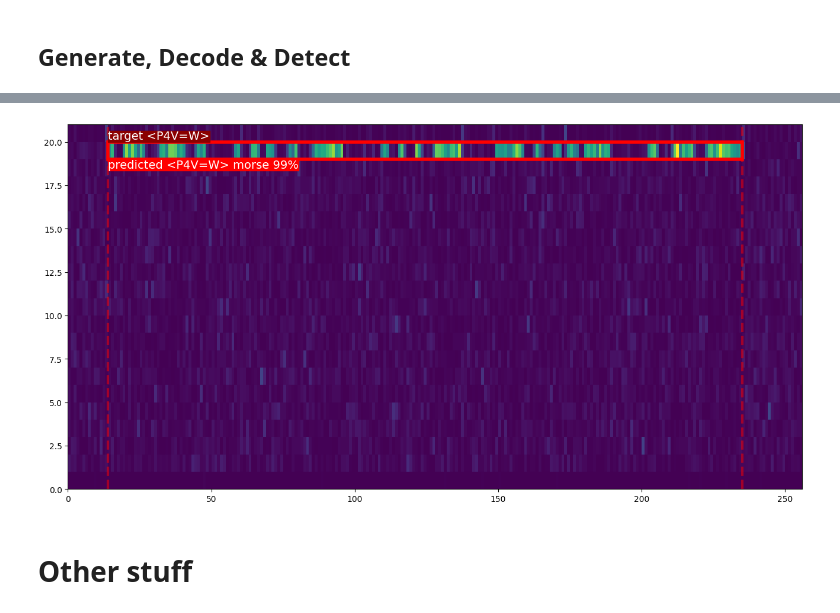
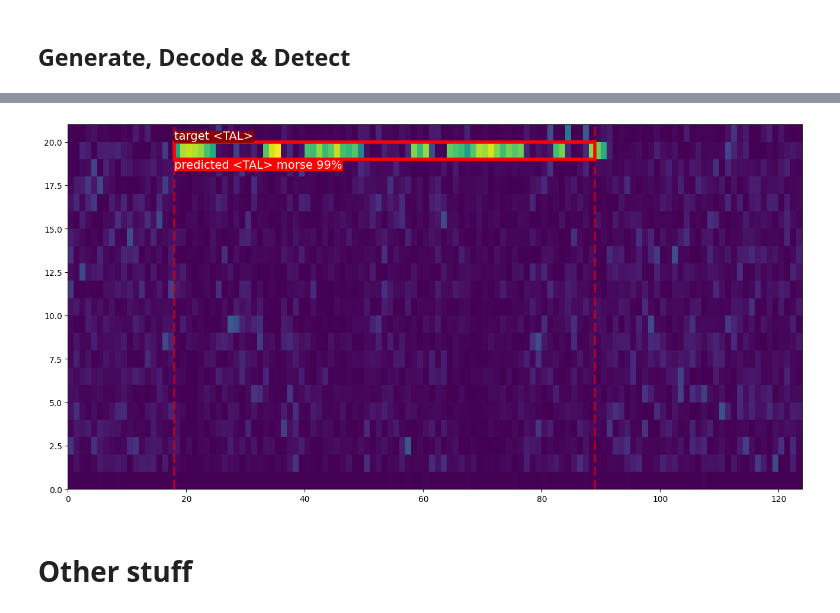
Before and after one commit to MaorAssayag/morse-deep-learning-detect-and-decode, a Jupyter notebook: morse-decoder-detector-dl.ipynb, the cells around one changed output, grey strips where cells are left out. Drawn from its saved outputs; the diff is of its cells as text; code cells hidden in the pictures.

```diff
--- a/morse-decoder-detector-dl.ipynb
+++ b/morse-decoder-detector-dl.ipynb
@@ -1358,7 +1358,7 @@ amplitude = random.randrange(100, 300)
 
 # Generate random morse sample
 # ----------------------------------------------------------------
-time_domain_signal, spec, target_str, bbx = generate_morse_sample(sr, length, pitch, wpm, -5, amplitude, None)
+time_domain_signal, spec, target_str, bbx = generate_morse_sample(sr, length, pitch, wpm, -5, amplitude, "TAL")
 log.info(f"pitch: {pitch}, wpm: {wpm}, snrDB: {snrDB}, amplitude: {amplitude}, str: {target_str}, bbx: {bbx}")
 
 # Decode
@@ -1382,4 +1382,4 @@ plot_decode_detect(spec_frnn.cpu(), bbx, scores, labels, ['background', 'morse']
-[figure, old version]
+[figure, new version]
 # %% [markdown]
 # Other stuff
 # %% [markdown]
```
Also changed, not shown: parts of 2 cells of this notebook, 1 other file.
